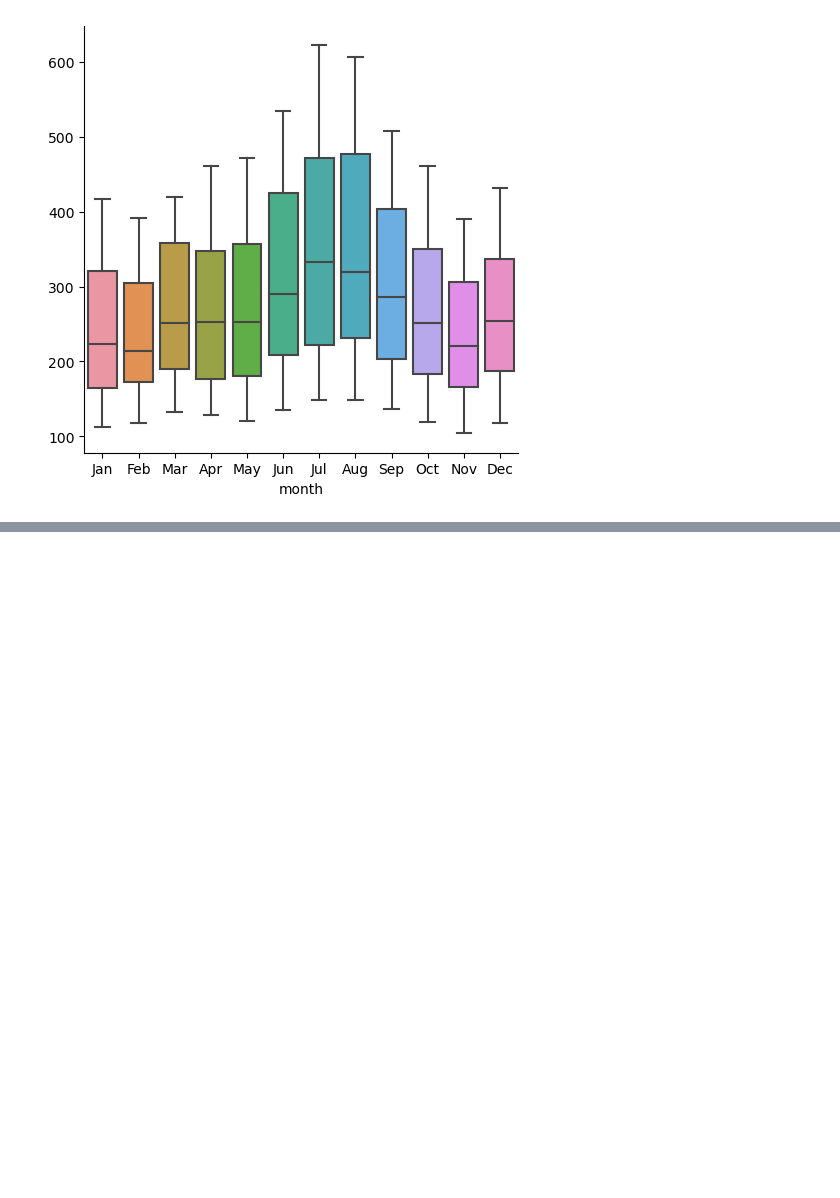
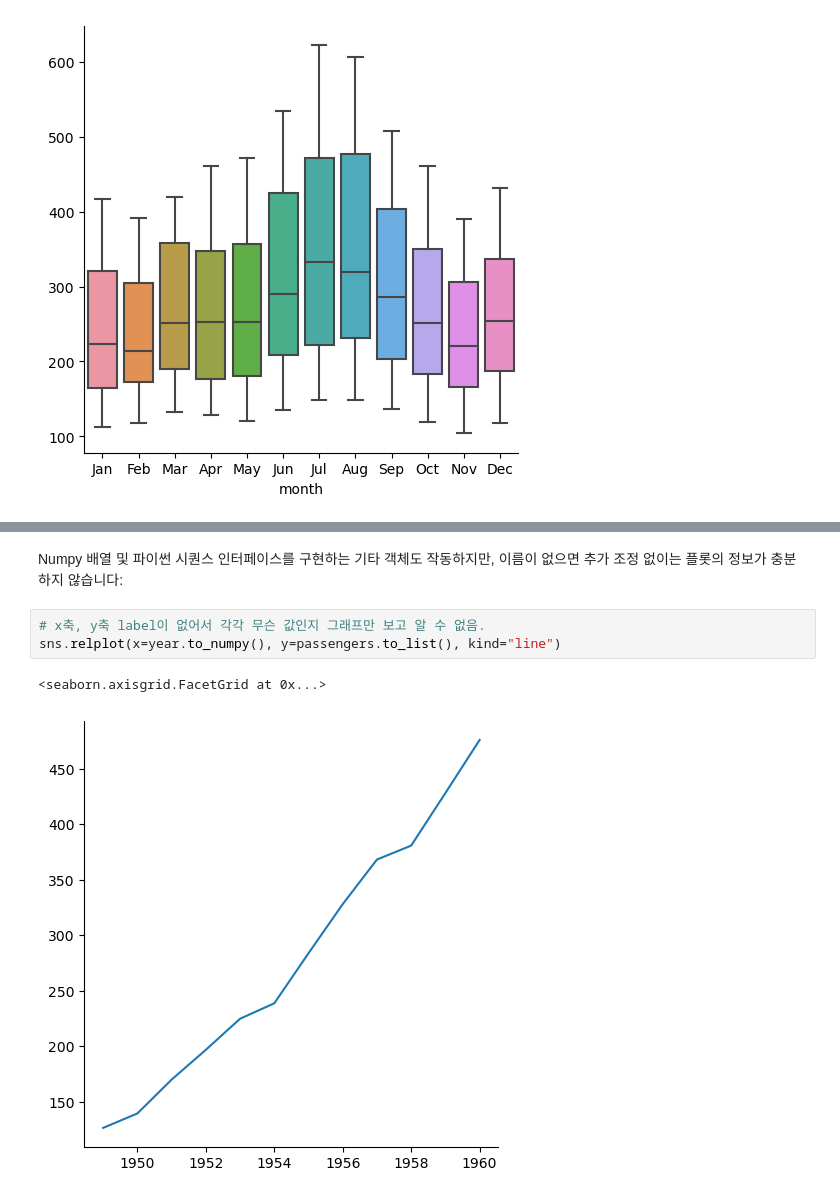
Before and after one commit to Choseyeonshay/seaborntutorial, a Jupyter notebook: 6. Data structures accepted by seaborn.ipynb, the cells around one changed output, grey strips where cells are left out. Cells and saved outputs as stored; diff of their text form; blank space fills up the shorter version.

```diff
--- a/6. Data structures accepted by seaborn.ipynb
+++ b/6. Data structures accepted by seaborn.ipynb
@@ -143,0 +267,8 @@ pandas를 사용하여 와이드 폼 데이터를 표현할 때는 변수가 몇
+# %% [markdown]
+Numpy 배열 및 파이썬 시퀀스 인터페이스를 구현하는 기타 객체도 작동하지만, 이름이 없으면 추가 조정 없이는 플롯의 정보가 충분하지 않습니다:
+# %%
+# x축, y축 label이 없어서 각각 무슨 값인지 그래프만 보고 알 수 없음.
+sns.relplot(x=year.to_numpy(), y=passengers.to_list(), kind="line")
+# %% [output]
+<seaborn.axisgrid.FacetGrid at 0x...>
+[figure, added]
```
Also changed, not shown: parts of 27 cells of this notebook.
